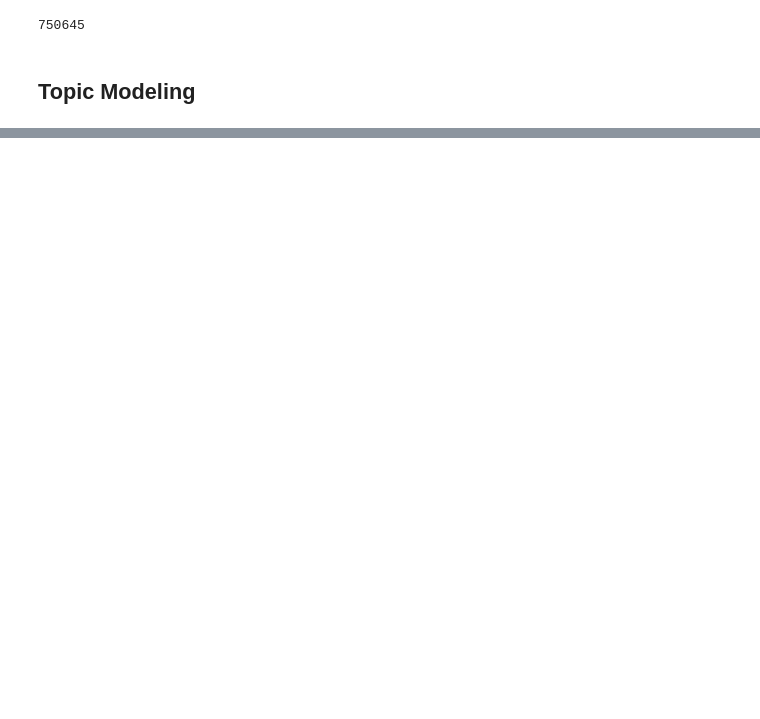
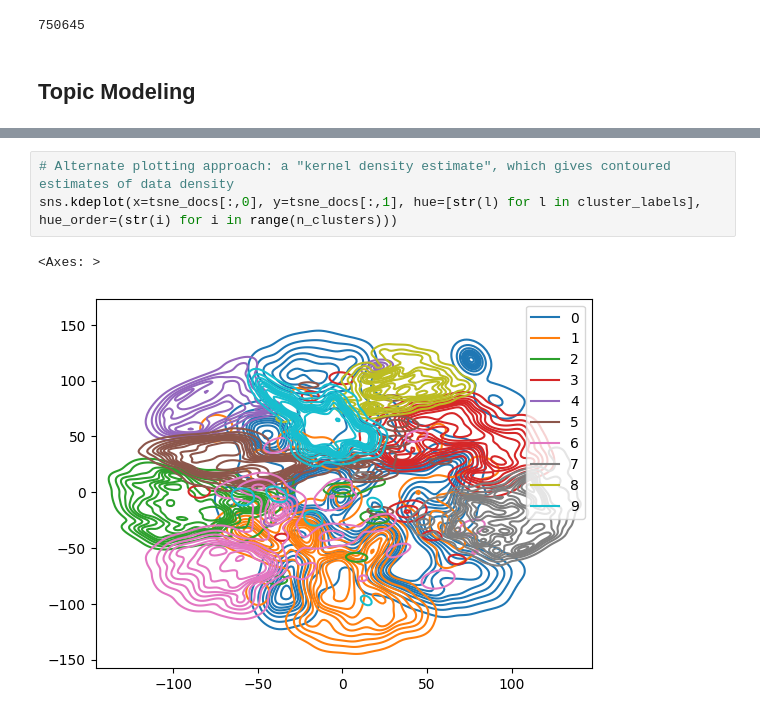
Before and after one commit to f-wright/hyperpartisan-articles-nlp, a Jupyter notebook: TopicModeling.ipynb, the cells around one changed output, grey strips where cells are left out. Cells and saved outputs as stored; diff of their text form; blank space fills up the shorter version.

```diff
--- a/TopicModeling.ipynb
+++ b/TopicModeling.ipynb
@@ -148,0 +258,6 @@ mdl.summary()
+# %%
+# Alternate plotting approach: a "kernel density estimate", which gives contoured estimates of data density
+sns.kdeplot(x=tsne_docs[:,0], y=tsne_docs[:,1], hue=[str(l) for l in cluster_labels], hue_order=(str(i) for i in range(n_clusters)))
+# %% [output]
+<Axes: >
+[figure, added]
```
Also changed, not shown: parts of 28 cells of this notebook.
